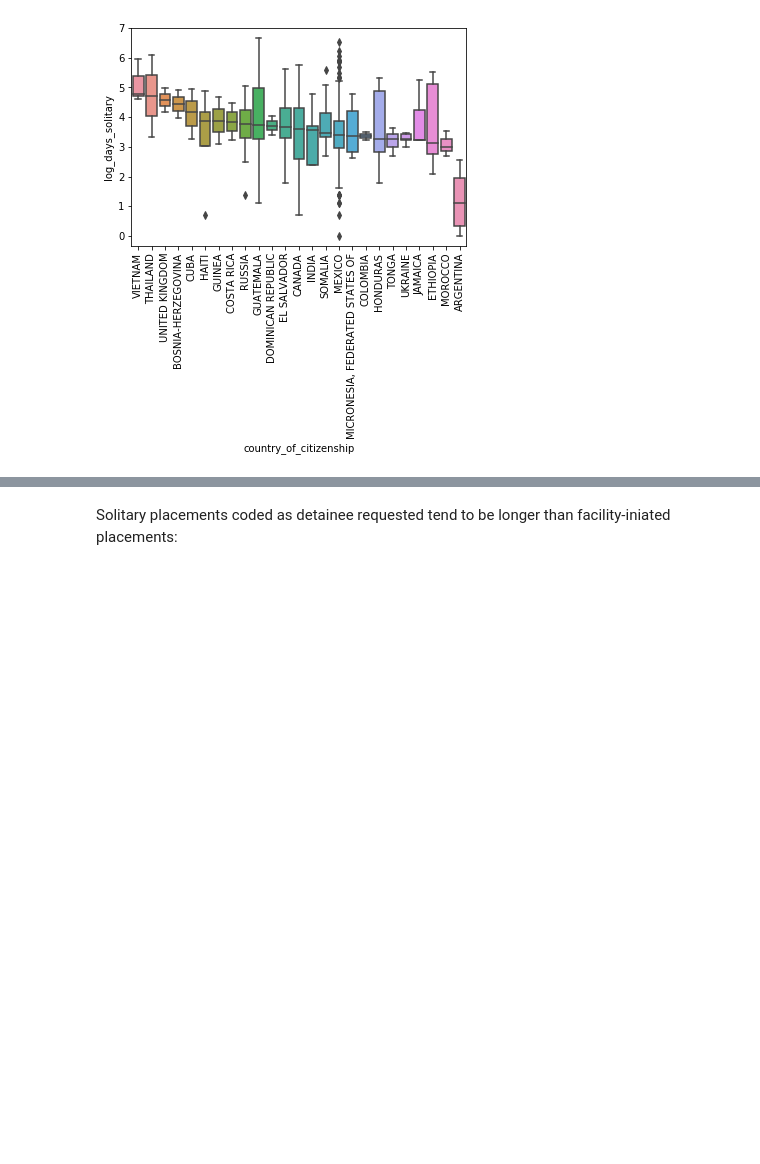
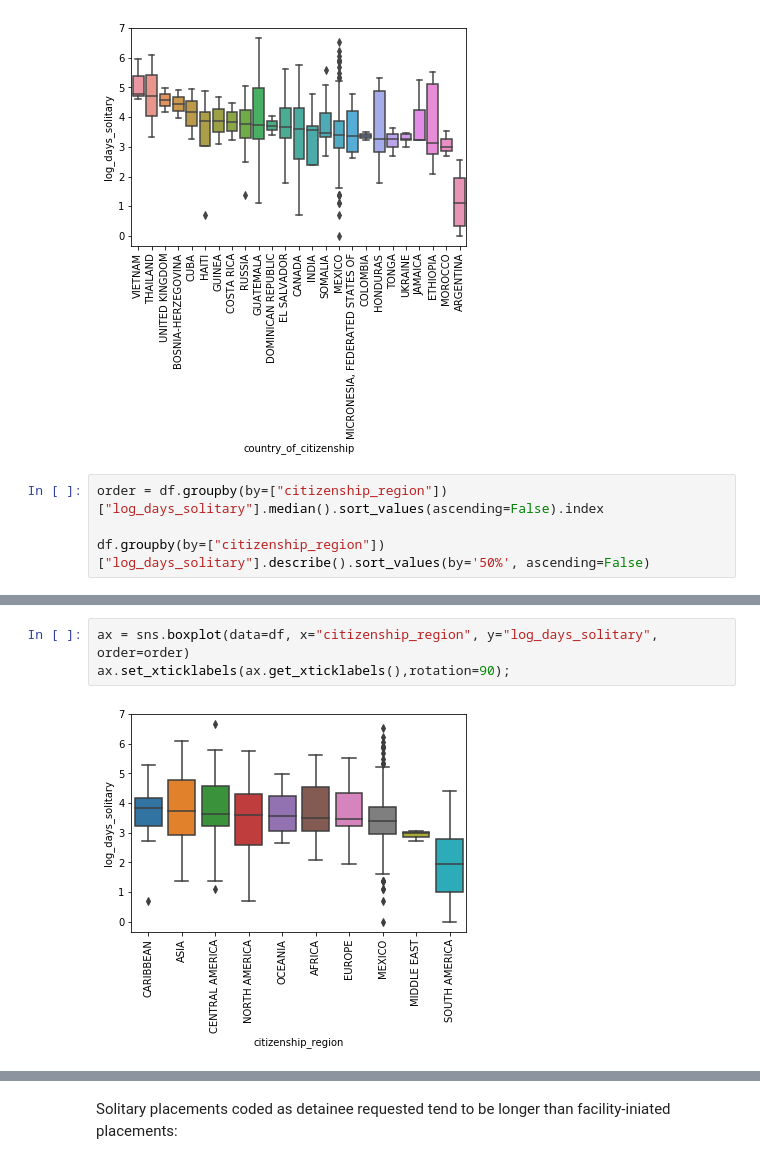
Before and after one commit to UWCHR/nwdc-seg, a Jupyter notebook: analyze/note/NWDC-analyze.ipynb, the cells around one changed output, grey strips where cells are left out. Saved outputs shown, nothing was run; the diff lists cells and outputs as text; blank space fills up the shorter version.

```diff
--- a/analyze/note/NWDC-analyze.ipynb
+++ b/analyze/note/NWDC-analyze.ipynb
@@ -527,3 +499,7 @@ ax = sns.boxplot(data=df[mask], x="country_of_citizenship", y="log_days_solitary
 ax.set_xticklabels(ax.get_xticklabels(),rotation=90);
 # %% [output]
 [figure]
+# %%
+order = df.groupby(by=["citizenship_region"])["log_days_solitary"].median().sort_values(ascending=False).index
+
+df.groupby(by=["citizenship_region"])["log_days_solitary"].describe().sort_values(by='50%', ascending=False)
@@ -529,0 +519,5 @@ ax.set_xticklabels(ax.get_xticklabels(),rotation=90);
+# %%
+ax = sns.boxplot(data=df, x="citizenship_region", y="log_days_solitary", order=order)
+ax.set_xticklabels(ax.get_xticklabels(),rotation=90);
+# %% [output]
+[figure, added]
```
Also changed, not shown: parts of 11 cells of this notebook.
